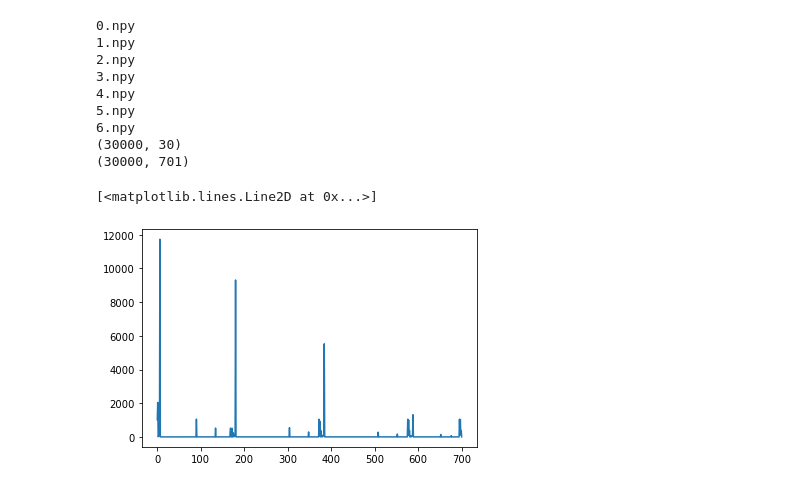
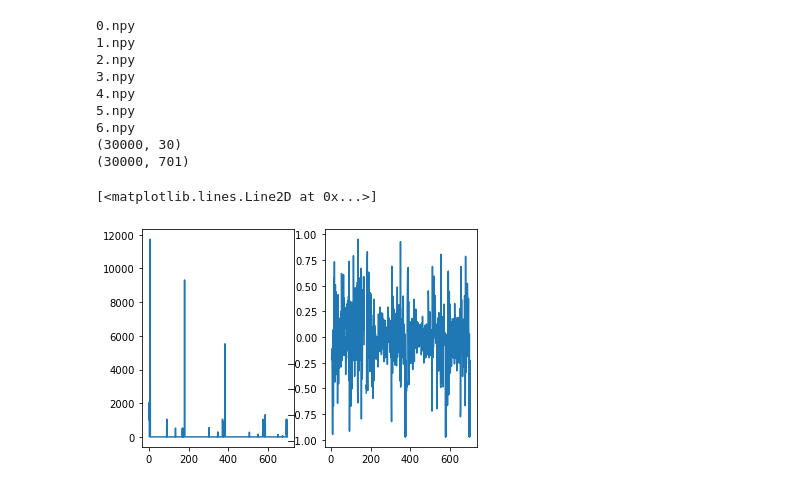
Before and after one commit to benthehuman1/UW-Vision-Segmentation, a Jupyter notebook: demo.ipynb, the cells around one changed output. Cells and saved outputs as stored; diff of their text form; code cells hidden in the pictures.

```diff
--- a/demo.ipynb
+++ b/demo.ipynb
@@ -36,22 +37,24 @@ cityscapes_helper.initialize_tool()
 # %%
 dataset = CityScapesDataset("full_dataset_v1_30000")
 dataset.load()
-normalized_features =
+normalized_features = dataset.get_normalized_features()
 print(dataset.labels.shape)
 print(dataset.features.shape)
 sample_feature = dataset.features[0]
-fig, ax = plt.subplots()
-ax.plot(sample_feature)
+sample_feature_normalized = normalized_features[0]
+fig, (ax1, ax2) = plt.subplots(1, 2)
+ax1.plot(sample_feature)
+ax2.plot(sample_feature_normalized)
 # %% [output]
 0.npy
 1.npy
 2.npy
 3.npy
 4.npy
 5.npy
 6.npy
 (30000, 30)
 (30000, 701)
 [<matplotlib.lines.Line2D at 0x...>]
-[figure, old version]
+[figure, new version]
 # %%
```
Also changed, not shown: parts of 4 cells of this notebook, 1 other file.
